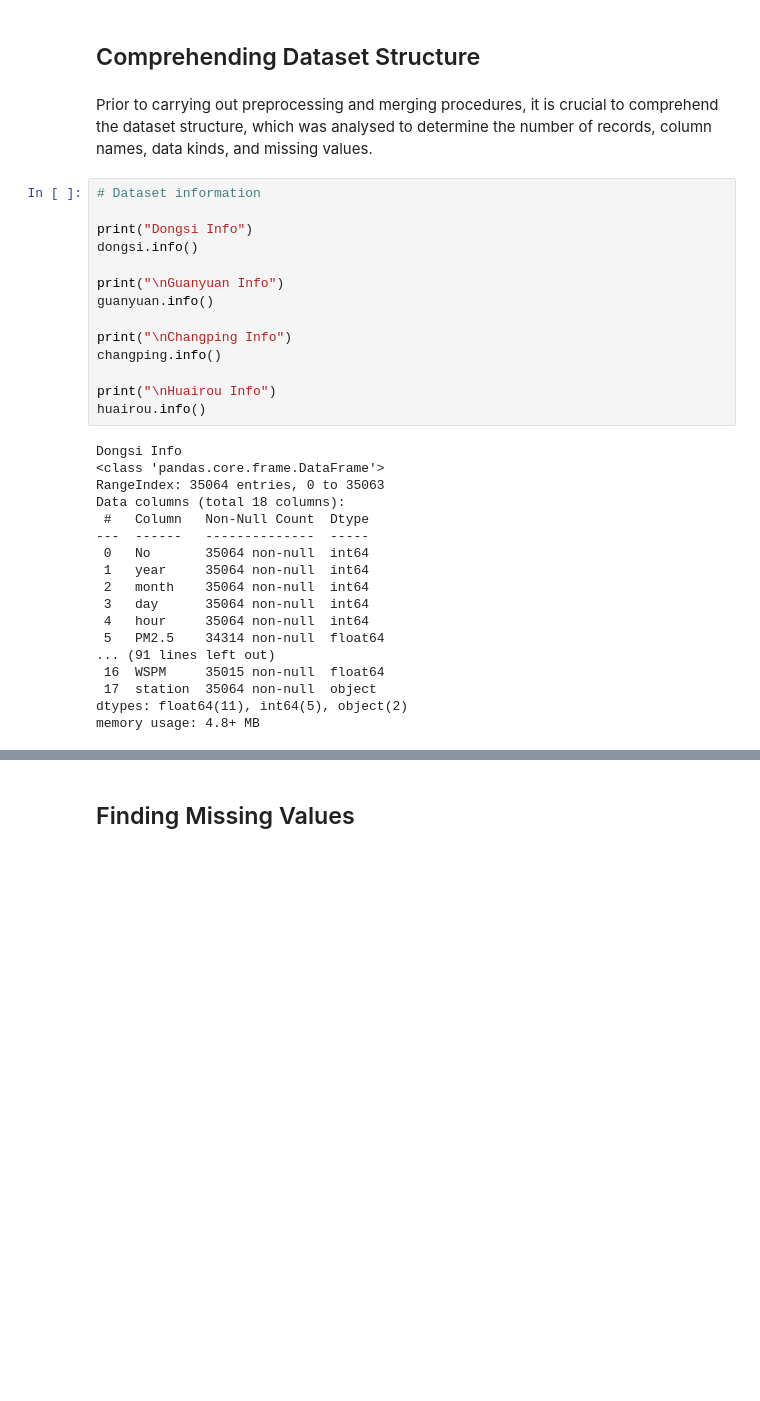
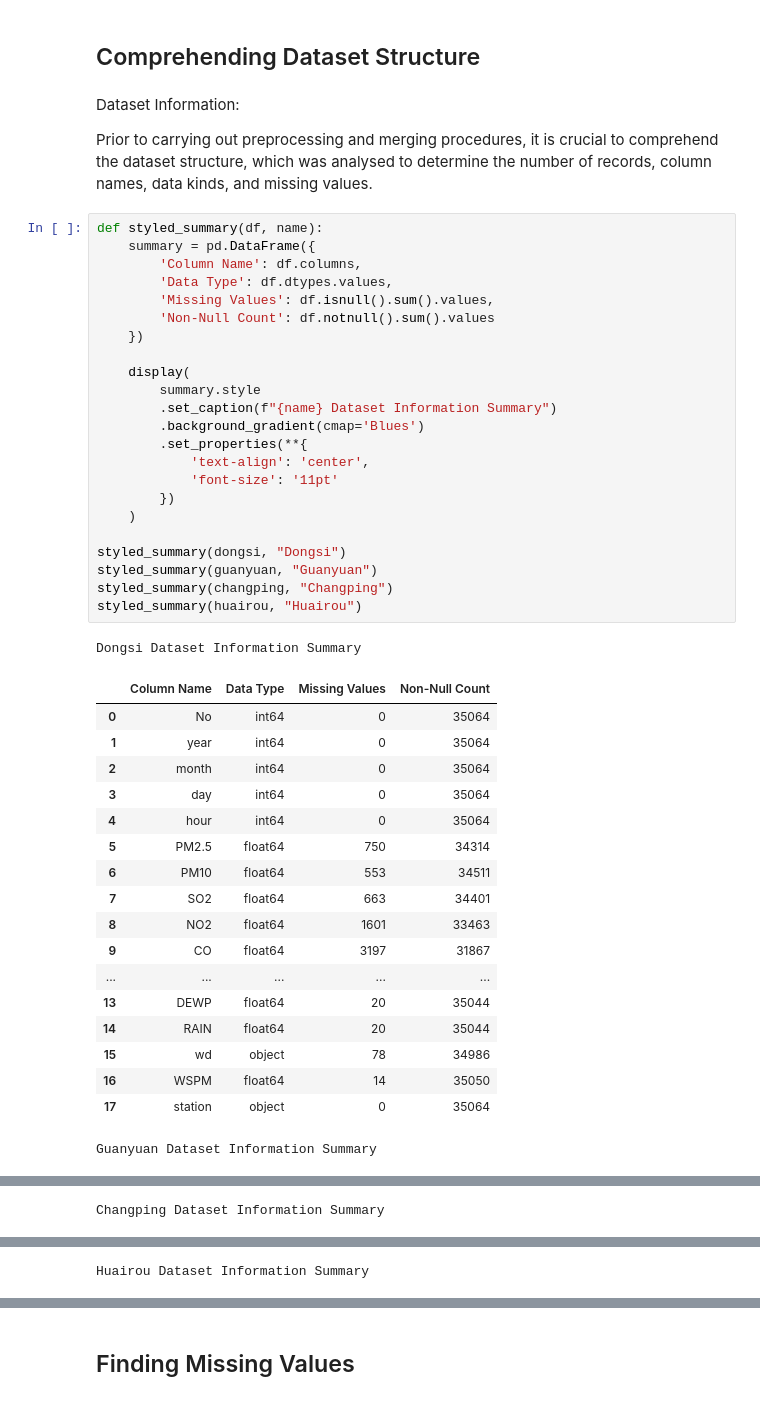
Before and after one commit to SI-GRush34/beijing-air-quality-project, a Jupyter notebook: Task1_Data_Selection_and_Handling.ipynb, the cells around one changed output, grey strips where cells are left out. Cells and saved outputs as stored; diff of their text form; blank space fills up the shorter version.

```diff
--- a/Task1_Data_Selection_and_Handling.ipynb
+++ b/Task1_Data_Selection_and_Handling.ipynb
@@ -114,36 +136,49 @@ Huairou Dataset
 # %% [markdown]
 ## Comprehending Dataset Structure
 # %% [markdown]
+Dataset Information:
+
 Prior to carrying out preprocessing and merging procedures, it is crucial to comprehend the dataset structure, which was analysed to determine the number of records, column names, data kinds, and missing values.
-# %%
-# Dataset information
-
-print("Dongsi Info")
-dongsi.info()
-
-print("\nGuanyuan Info")
-guanyuan.info()
-
-print("\nChangping Info")
-changping.info()
-
-print("\nHuairou Info")
-huairou.info()
-# %% [output]
-Dongsi Info
-<class 'pandas.core.frame.DataFrame'>
-RangeIndex: 35064 entries, 0 to 35063
-Data columns (total 18 columns):
- #   Column   Non-Null Count  Dtype
----  ------   --------------  -----
- 0   No       35064 non-null  int64
- 1   year     35064 non-null  int64
- 2   month    35064 non-null  int64
- 3   day      35064 non-null  int64
- 4   hour     35064 non-null  int64
- 5   PM2.5    34314 non-null  float64
-... (91 lines left out)
- 16  WSPM     35015 non-null  float64
- 17  station  35064 non-null  object
-dtypes: float64(11), int64(5), object(2)
-memory usage: 4.8+ MB
+# %%
+def styled_summary(df, name):
+    summary = pd.DataFrame({
+        'Column Name': df.columns,
+        'Data Type': df.dtypes.values,
+        'Missing Values': df.isnull().sum().values,
+        'Non-Null Count': df.notnull().sum().values
+    })
+
+    display(
+        summary.style
+        .set_caption(f"{name} Dataset Information Summary")
+        .background_gradient(cmap='Blues')
+        .set_properties(**{
+            'text-align': 'center',
+            'font-size': '11pt'
+        })
+    )
+
+styled_summary(dongsi, "Dongsi")
+styled_summary(guanyuan, "Guanyuan")
+styled_summary(changping, "Changping")
+styled_summary(huairou, "Huairou")
+# %% [output]
+Dongsi Dataset Information Summary
+|  | Column Name | Data Type | Missing Values | Non-Null Count |
+| 0 | No | int64 | 0 | 35064 |
+| 1 | year | int64 | 0 | 35064 |
+| 2 | month | int64 | 0 | 35064 |
+| 3 | day | int64 | 0 | 35064 |
+| 4 | hour | int64 | 0 | 35064 |
+| 5 | PM2.5 | float64 | 750 | 34314 |
+| 6 | PM10 | float64 | 553 | 34511 |
+| 7 | SO2 | float64 | 663 | 34401 |
+| 8 | NO2 | float64 | 1601 | 33463 |
+| 9 | CO | float64 | 3197 | 31867 |
+| ... | ... | ... | ... | ... |
+| 13 | DEWP | float64 | 20 | 35044 |
+| 14 | RAIN | float64 | 20 | 35044 |
+| 15 | wd | object | 78 | 34986 |
+| 16 | WSPM | float64 | 14 | 35050 |
+| 17 | station | object | 0 | 35064 |
+Guanyuan Dataset Information Summary
@@ -149,0 +202 @@ memory usage: 4.8+ MB
+Changping Dataset Information Summary
@@ -149,0 +220 @@ memory usage: 4.8+ MB
+Huairou Dataset Information Summary
```
Also changed, not shown: parts of 57 cells of this notebook.
